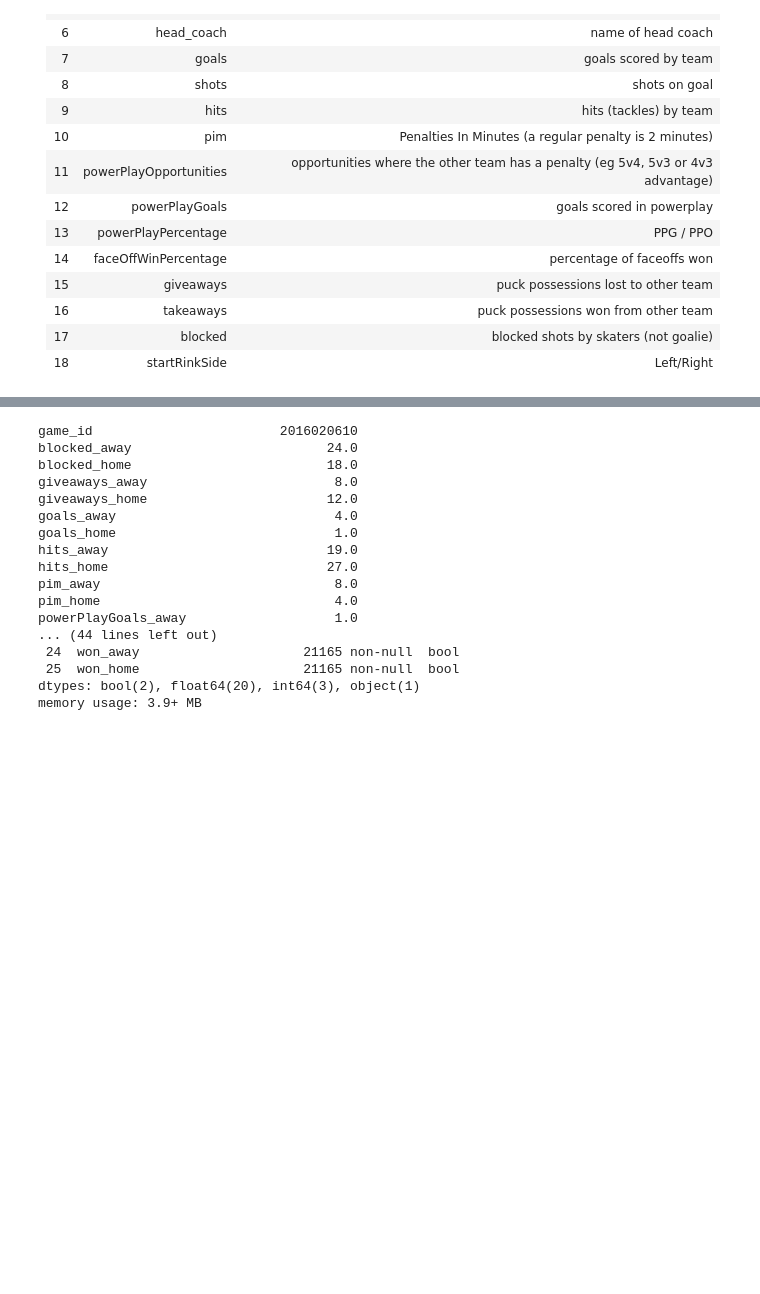
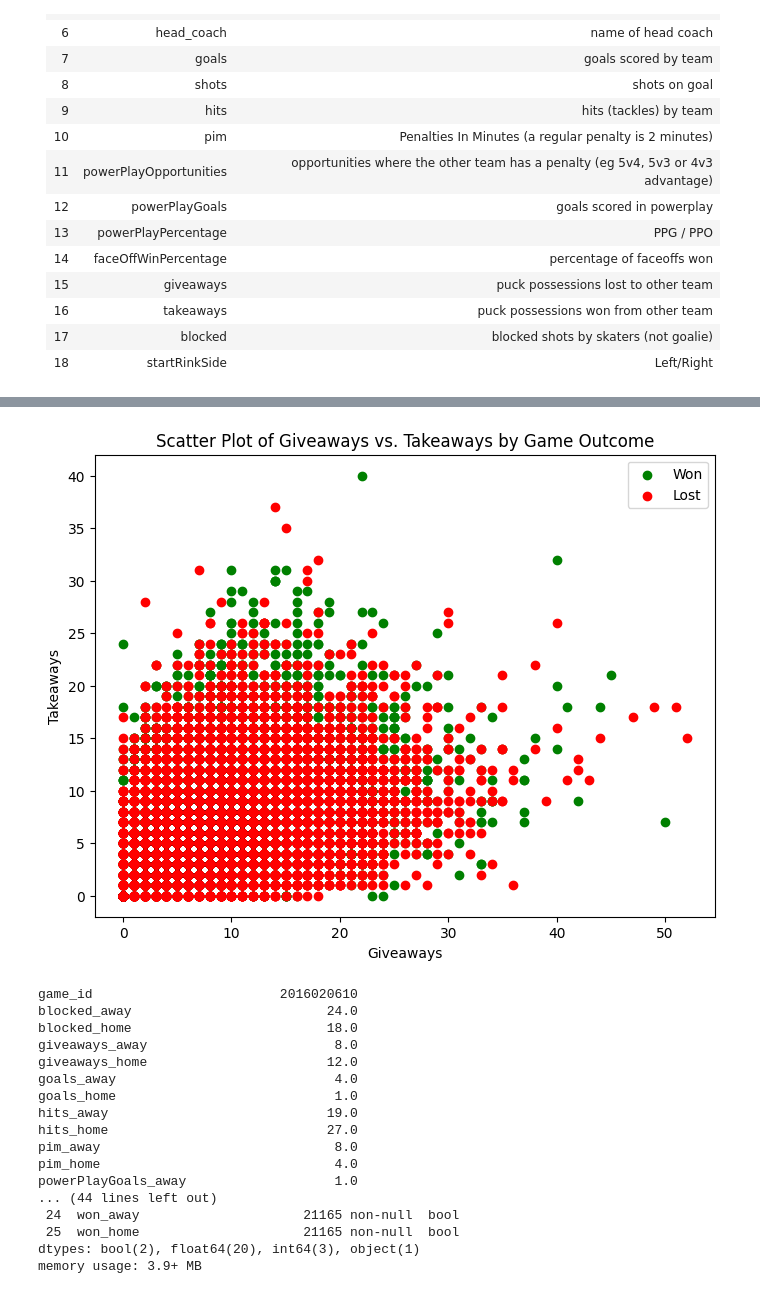
Before and after one commit to mackleros/NHL-Games-Datamining, a Jupyter notebook: mining.ipynb, the cells around one changed output, grey strips where cells are left out. Drawn from its saved outputs; the diff is of its cells as text; code cells hidden in the pictures; blank space fills up the shorter version.

```diff
--- a/mining.ipynb
+++ b/mining.ipynb
@@ -113,6 +113,32 @@ memory usage: 5.9+ MB
 | 2 | 0.894305 | 0.433962 | away | True | OT | Randy Carlyle | 0.333333 | 0.531250 | 0.2000 | 0.028169 | ... |
 | 3 | 0.894305 | 0.113208 | home | False | OT | Phil Housley | 0.250000 | 0.515625 | 0.2125 | 0.037559 | ... |
 | 4 | 0.789071 | 0.377358 | away | True | REG | Patrick Roy | 0.333333 | 0.453125 | 0.2125 | 0.042254 | ... |
+# %%
+# Split the DataFrame into two based on the "won" column
+df_won = data[data['won'] == True]
+df_lost = data[data['won'] == False]
+
+# Create a scatter plot
+plt.figure(figsize=(8, 6))
+
+# Plot giveaways vs. takeaways for games won (color green)
+plt.scatter(df_won['giveaways'], df_won['takeaways'], color='green', label='Won')
+
+# Plot giveaways vs. takeaways for games lost (color red)
+plt.scatter(df_lost['giveaways'], df_lost['takeaways'], color='red', label='Lost')
+
+# Set labels and title
+plt.xlabel('Giveaways')
+plt.ylabel('Takeaways')
+plt.title('Scatter Plot of Giveaways vs. Takeaways by Game Outcome')
+
+# Add legend
+plt.legend()
+
+# Show the plot
+plt.show()
+# %% [output]
+[figure, added]
 # %%
 home_team_df = data[data['HoA'] == 'home'].set_index('game_id')
 away_team_df = data[data['HoA'] == 'away'].set_index('game_id')
```
Also changed, not shown: parts of 8 cells of this notebook, 1 other file.
